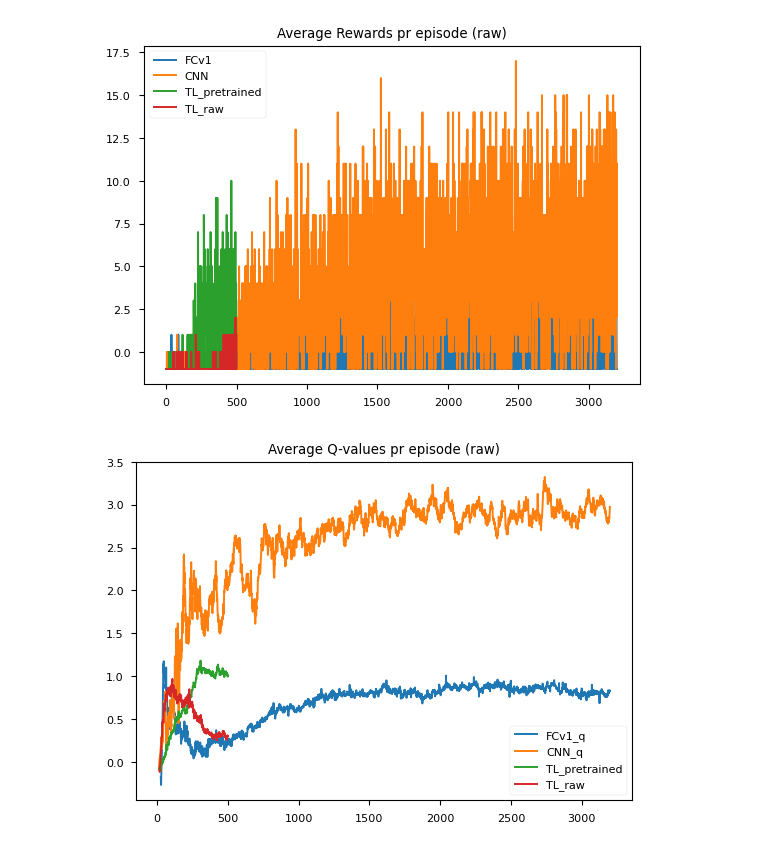
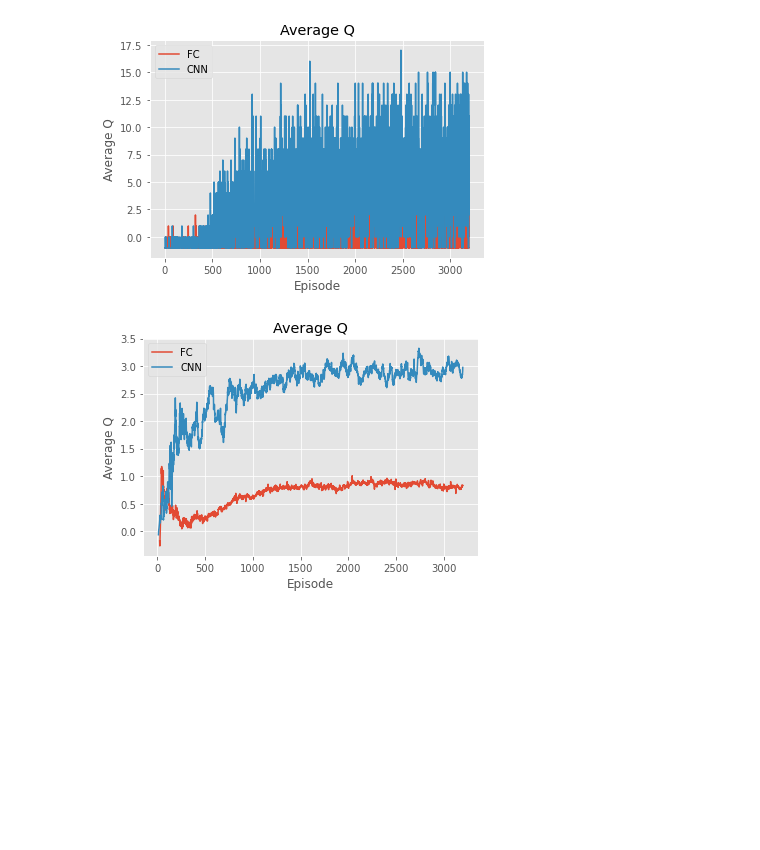
Before and after one commit to MaltheT/dl-project-grp21, a Jupyter notebook: src/plotter.ipynb, the cells around one changed output. Cells and saved outputs as stored; diff of their text form; code cells hidden in the pictures; blank space fills up the shorter version.

```diff
--- a/src/plotter.ipynb
+++ b/src/plotter.ipynb
@@ -2,7 +2,7 @@
 import matplotlib.pyplot as plt
 import pandas as pd
 import numpy as np
-plt.style.use('seaborn-paper')
+plt.style.use('ggplot')
 
 
 TRANSPARENT = True
@@ -14,23 +14,23 @@ rewards = []
 q_values = []
 losses = []
 
-rewards.append({ 'data':  np.loadtxt('FCv1_rewards.csv'), 'label': 'FCv1',})
+rewards.append({ 'data':  np.loadtxt('FCv1_rewards.csv'), 'label': 'FC',})
 #rewards.append({ 'data':  np.loadtxt('FC_rewards.csv'), 'label': 'FC'})
 rewards.append({ 'data':  np.loadtxt('CNN_rewards.csv'), 'label': 'CNN'})
-rewards.append({ 'data':  np.loadtxt('transfer_pretrained_rewards.csv'), 'label': 'TL_pretrained'})
-rewards.append({ 'data':  np.loadtxt('transfer_raw_rewards.csv'), 'label': 'TL_raw'})
+# rewards.append({ 'data':  np.loadtxt('transfer_pretrained_rewards.csv'), 'label': 'TL_pretrained'})
+# rewards.append({ 'data':  np.loadtxt('transfer_raw_rewards.csv'), 'label': 'TL_raw'})
 
-q_values.append({ 'data': np.loadtxt('FCv1_q.csv'), 'label': 'FCv1_q'})
+q_values.append({ 'data': np.loadtxt('FCv1_q.csv'), 'label': 'FC'})
 #q_values.append({ 'data': np.loadtxt('FC_q.csv'), 'label': 'FC_q'})
-q_values.append({ 'data': np.loadtxt('CNN_q.csv'), 'label': 'CNN_q'})
-q_values.append({ 'data': np.loadtxt('transfer_pretrained_q.csv'), 'label': 'TL_pretrained'})
-q_values.append({ 'data': np.loadtxt('transfer_raw_q.csv'), 'label': 'TL_raw'})
+q_values.append({ 'data': np.loadtxt('CNN_q.csv'), 'label': 'CNN'})
+# q_values.append({ 'data': np.loadtxt('transfer_pretrained_q.csv'), 'label': 'TL_pretrained'})
+# q_values.append({ 'data': np.loadtxt('transfer_raw_q.csv'), 'label': 'TL_raw'})
 
-losses.append({ 'data': np.loadtxt('FCv1_loss.csv'), 'label': 'FCv1'})
+losses.append({ 'data': np.loadtxt('FCv1_loss.csv'), 'label': 'FC'})
 #losses.append({ 'data': np.loadtxt('FC_loss.csv'), 'label': 'FC_loss'})
 losses.append({ 'data': np.loadtxt('CNN_loss.csv'), 'label': 'CNN'})
-losses.append({ 'data': np.loadtxt('transfer_pretrained_loss.csv'), 'label': 'TL_pretrained'})
-losses.append({ 'data': np.loadtxt('transfer_raw_loss.csv'), 'label': 'TL_raw'})
+# losses.append({ 'data': np.loadtxt('transfer_pretrained_loss.csv'), 'label': 'TL_pretrained'})
+# losses.append({ 'data': np.loadtxt('transfer_raw_loss.csv'), 'label': 'TL_raw'})
 
 data = {'Rewards': rewards, 'Q-values': q_values, 'Losses': losses}
 # %%
@@ -46,39 +46,44 @@ def plot(data, label):
 for i, key in enumerate(data):
     if(key == 'Losses'):
         continue
-    plt.title('Average ' + key + ' pr episode (raw)')
+    plt.title('Average Q')
     for d in data[key]:
         plot(d['data'],d['label'])
+    plt.xlabel('Episode')
+    plt.ylabel('Average Q')
     plt.legend()
     plt.show()
     fig.savefig(out_prefix + 'Average_' + key + '_pr_episode.png',transparent=TRANSPARENT)
 
 # Average loss pr episode
 plt.title('Average loss pr episode')
 for d in data['Losses']:
     d['data'] = np.convolve(d['data'], np.ones((100,))/100, mode='valid')
     plot(d['data'],d['label'])
+
 plt.legend()
 plt.show()
 fig.savefig(out_prefix + 'Average_loss_pr_episode.png',transparent=TRANSPARENT)
 
 
 # Moving average
 
 for i, key in enumerate(data):
     for d, obj in enumerate(data[key]):
         obj['moving_average'] = []
         for j in range(0, len(obj['data'])):
             if j >= MOVING_AVERAGE_WINDOW:
                 obj['moving_average'].append(np.mean(obj['data'][j-MOVING_AVERAGE_WINDOW:j]))
             else:
                 data[key][d]['moving_average'].append(0)
         plot(obj['moving_average'],obj['label'])
-    plt.title(key + ' (moving average over past ' + str(MOVING_AVERAGE_WINDOW) + ' episodes)')
+    plt.title('Moving average reward (100)')
     plt.legend()
     plt.xlim(MOVING_AVERAGE_WINDOW,MAX_INDEX)
+    plt.xlabel('Episode')
+    plt.ylabel('Reward')
     plt.show()
     fig.savefig(out_prefix + 'MovingAverage_' + key + '_pr_episode.png',transparent=TRANSPARENT)
 # %% [output]
-[figure, old version]
+[figure, new version]
-[figure, old version]
+[figure, new version]
```
Also changed, not shown: parts of 1 cell of this notebook, 8 other files.
